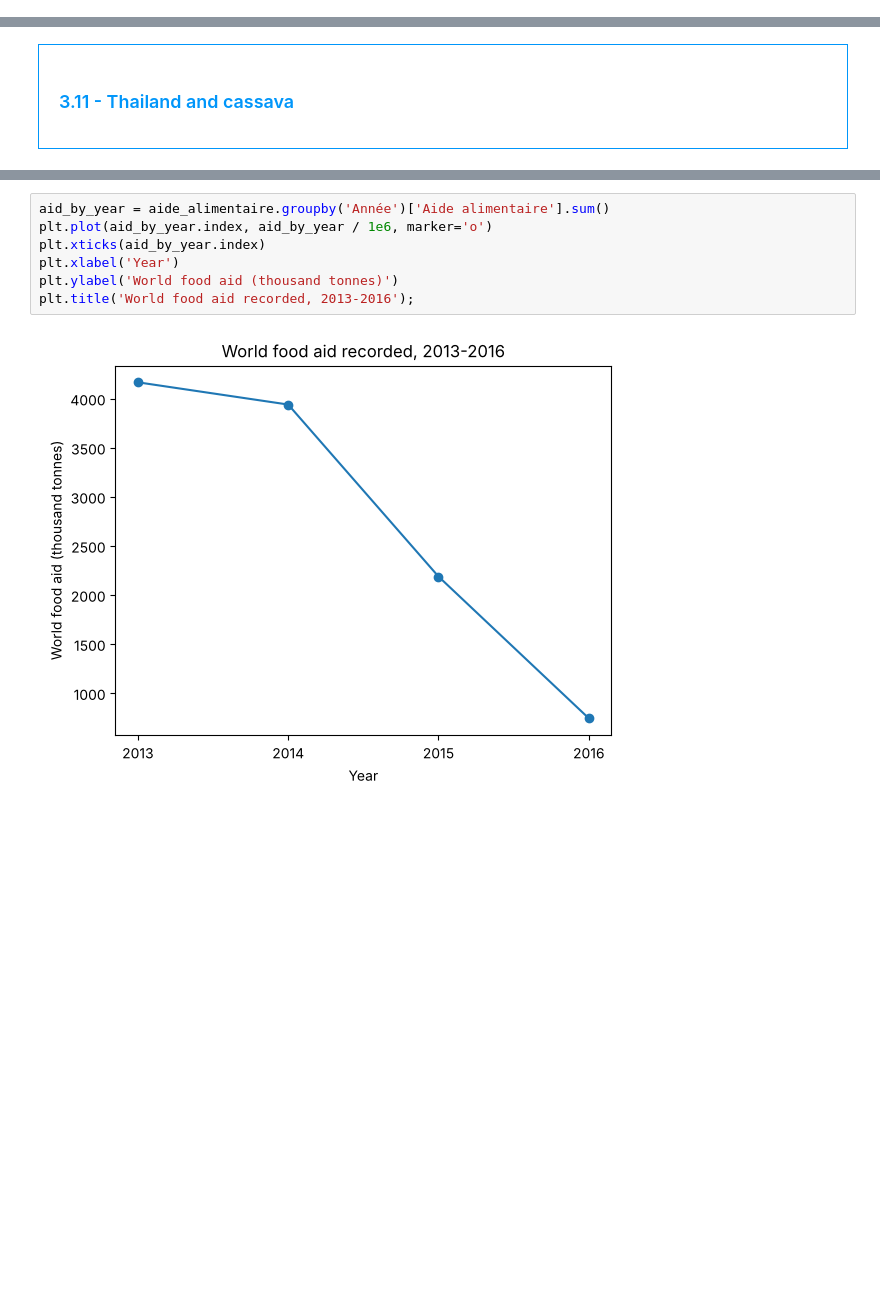
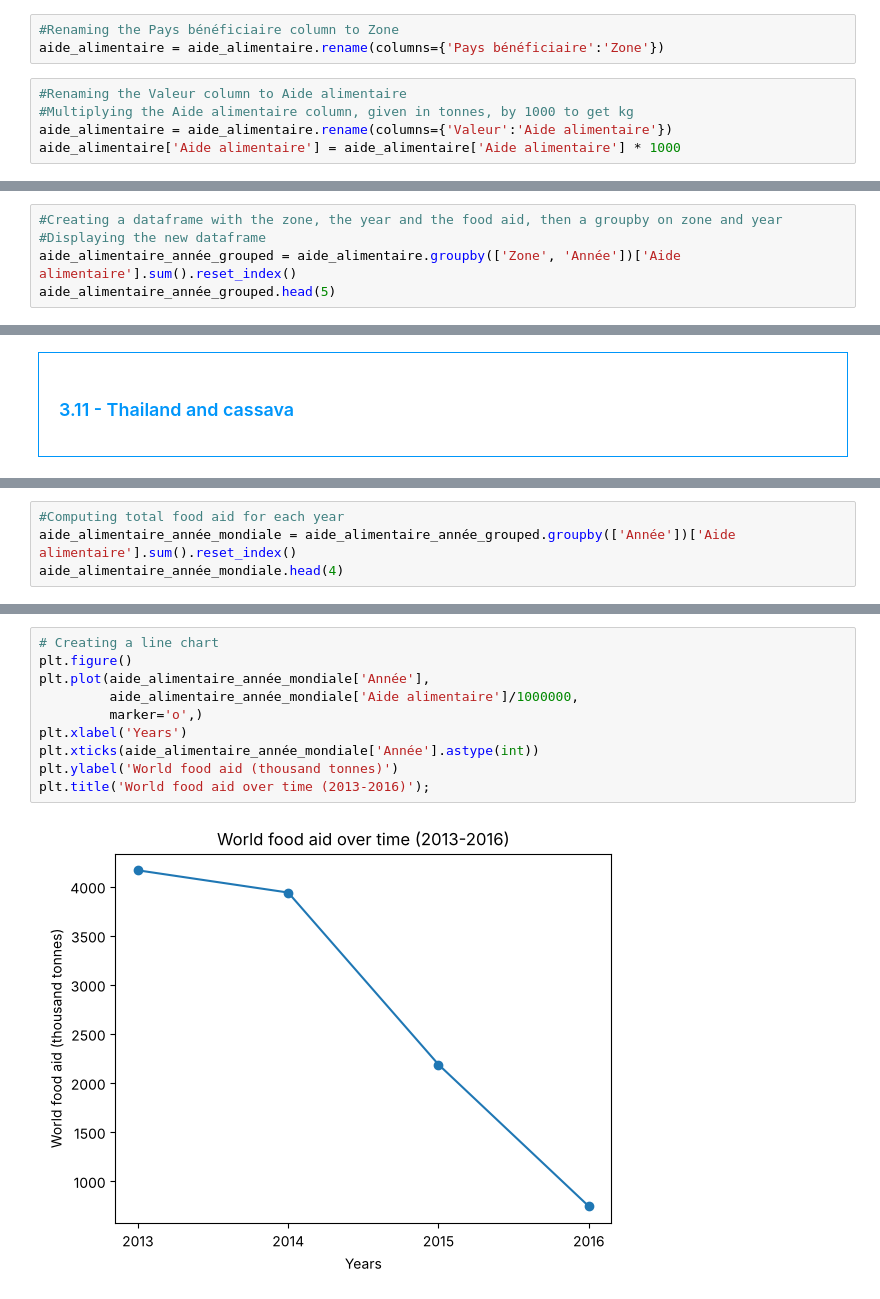
Before and after one commit to axeldrtdata/global-food-security, a Jupyter notebook: notebooks/01_food_security_analysis.ipynb, the cells around one changed output, grey strips where cells are left out. Drawn from its saved outputs; the diff is of its cells as text; blank space fills up the shorter version.

```diff
--- a/notebooks/01_food_security_analysis.ipynb
+++ b/notebooks/01_food_security_analysis.ipynb
@@ -424,0 +229,8 @@ More than a third of the world's cereals are used to produce meat, eggs and dair
+# %%
+#Renaming the Pays bénéficiaire column to Zone
+aide_alimentaire = aide_alimentaire.rename(columns={'Pays bénéficiaire':'Zone'})
+# %%
+#Renaming the Valeur column to Aide alimentaire
+#Multiplying the Aide alimentaire column, given in tonnes, by 1000 to get kg
+aide_alimentaire = aide_alimentaire.rename(columns={'Valeur':'Aide alimentaire'})
+aide_alimentaire['Aide alimentaire'] = aide_alimentaire['Aide alimentaire'] * 1000
@@ -497,0 +668,5 @@ aid_top_5.pivot(index='Zone', columns='Année', values='Aide alimentaire').div(1
+# %%
+#Creating a dataframe with the zone, the year and the food aid, then a groupby on zone and year
+#Displaying the new dataframe
+aide_alimentaire_année_grouped = aide_alimentaire.groupby(['Zone', 'Année'])['Aide alimentaire'].sum().reset_index()
+aide_alimentaire_année_grouped.head(5)
@@ -641 +920,5 @@ aid_2014.head(5)
 </div>
+# %%
+#Computing total food aid for each year
+aide_alimentaire_année_mondiale = aide_alimentaire_année_grouped.groupby(['Année'])['Aide alimentaire'].sum().reset_index()
+aide_alimentaire_année_mondiale.head(4)
@@ -642,9 +931,12 @@ aid_2014.head(5)
 # %%
-aid_by_year = aide_alimentaire.groupby('Année')['Aide alimentaire'].sum()
-plt.plot(aid_by_year.index, aid_by_year / 1e6, marker='o')
-plt.xticks(aid_by_year.index)
-plt.xlabel('Year')
+# Creating a line chart
+plt.figure()
+plt.plot(aide_alimentaire_année_mondiale['Année'],
+         aide_alimentaire_année_mondiale['Aide alimentaire']/1000000,
+         marker='o',)
+plt.xlabel('Years')
+plt.xticks(aide_alimentaire_année_mondiale['Année'].astype(int))
 plt.ylabel('World food aid (thousand tonnes)')
-plt.title('World food aid recorded, 2013-2016');
+plt.title('World food aid over time (2013-2016)');
 # %% [output]
-[figure, old version]
+[figure, new version]
```
Also changed, not shown: parts of 191 cells of this notebook.
